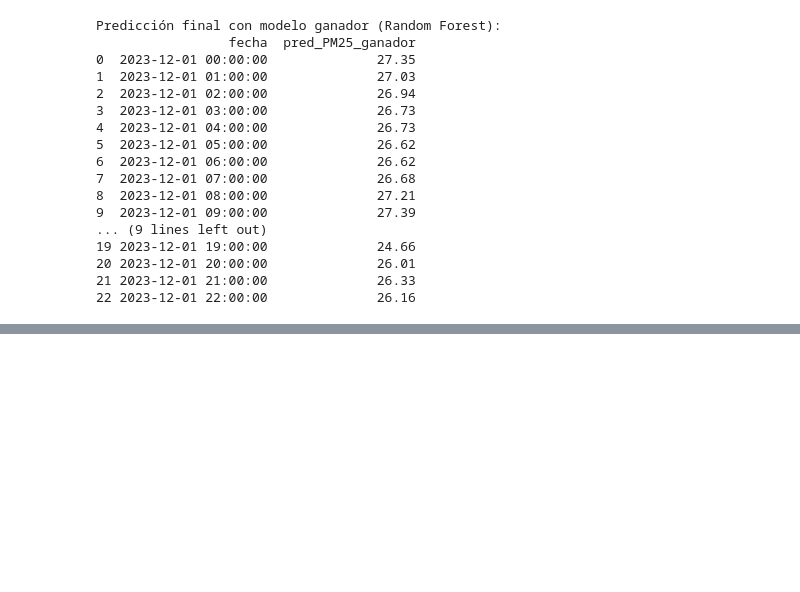
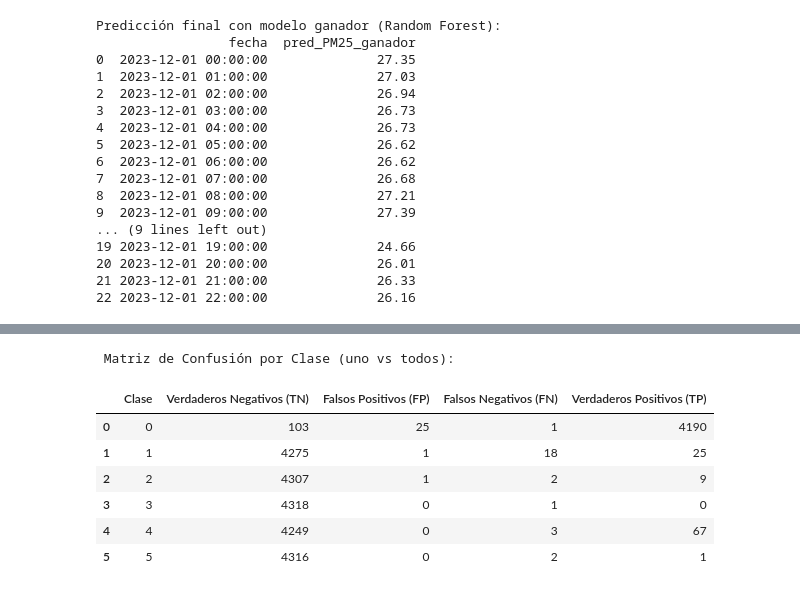
Before and after one commit to carlosgomezagrafojo/pollution-data, a Jupyter notebook: proyect_contaminacion.ipynb, the cells around one changed output, grey strips where cells are left out. Cells and saved outputs as stored; diff of their text form; code cells hidden in the pictures; blank space fills up the shorter version.

```diff
--- a/proyect_contaminacion.ipynb
+++ b/proyect_contaminacion.ipynb
@@ -3423,0 +3760,20 @@ Predicción final con modelo ganador (Random Forest):
+# %%
+# Evaluar el modelo optimizado
+from sklearn.metrics import accuracy_score, f1_score, classification_report
+
+# Tomar el mejor modelo ya entrenado por GridSearchCV
+best_rf = grid_search.best_estimator_
+
+# Predecir con el modelo optimizado
+y_pred_optimized = best_rf.predict(X_test)
+
+# Evaluar Accuracy y F1
+accuracy_optimized = accuracy_score(y_test, y_pred_optimized)
+f1_optimized = f1_score(y_test, y_pred_optimized, average='macro')
+
+print(f" Accuracy del modelo optimizado: {accuracy_optimized:.4f}")
+print(f" F1 Score (macro) del modelo optimizado: {f1_optimized:.4f}")
+
+# Mostrar reporte detallado
+print("\n Classification Report del modelo optimizado:\n")
+print(classification_report(y_test, y_pred_optimized, zero_division=0))
@@ -3423,0 +3823,45 @@ Predicción final con modelo ganador (Random Forest):
+# %%
+# matrix de confusión
+
+from sklearn.metrics import multilabel_confusion_matrix
+import pandas as pd
+
+# Paso 1: Ya tienes el modelo optimizado y las predicciones
+# Modelo: best_rf
+# Predicciones: y_pred_optimized
+
+# Paso 2: Calculamos la matriz de confusión binaria por clase
+mcm = multilabel_confusion_matrix(y_test, y_pred_optimized)
+
+# Paso 3: Extraemos los valores TN, FP, FN, TP para cada clase
+datos_confusion = []
+
+for clase, matriz in enumerate(mcm):
+    tn = matriz[0, 0]
+    fp = matriz[0, 1]
+    fn = matriz[1, 0]
+    tp = matriz[1, 1]
+
+    datos_confusion.append({
+        'Clase': clase,
+        'Verdaderos Negativos (TN)': tn,
+        'Falsos Positivos (FP)': fp,
+        'Falsos Negativos (FN)': fn,
+        'Verdaderos Positivos (TP)': tp
+    })
+
+# Paso 4: Creamos un DataFrame para visualizarlo mejor
+df_confusion = pd.DataFrame(datos_confusion)
+
+# Mostramos la tabla
+print("\n Matriz de Confusión por Clase (uno vs todos):")
+display(df_confusion)
+# %% [output]
+ Matriz de Confusión por Clase (uno vs todos):
+|  | Clase | Verdaderos Negativos (TN) | Falsos Positivos (FP) | Falsos Negativos (FN) | Verdaderos Positivos (TP) |
+| 0 | 0 | 103 | 25 | 1 | 4190 |
+| 1 | 1 | 4275 | 1 | 18 | 25 |
+| 2 | 2 | 4307 | 1 | 2 | 9 |
+| 3 | 3 | 4318 | 0 | 1 | 0 |
+| 4 | 4 | 4249 | 0 | 3 | 67 |
+| 5 | 5 | 4316 | 0 | 2 | 1 |
```
Also changed, not shown: parts of 19 cells of this notebook.
